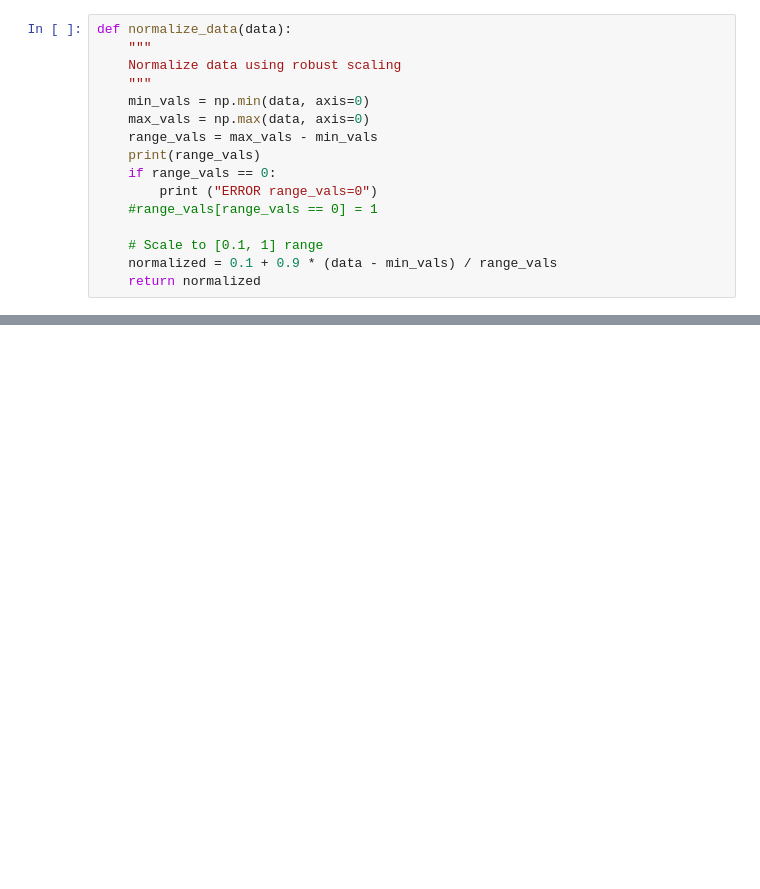
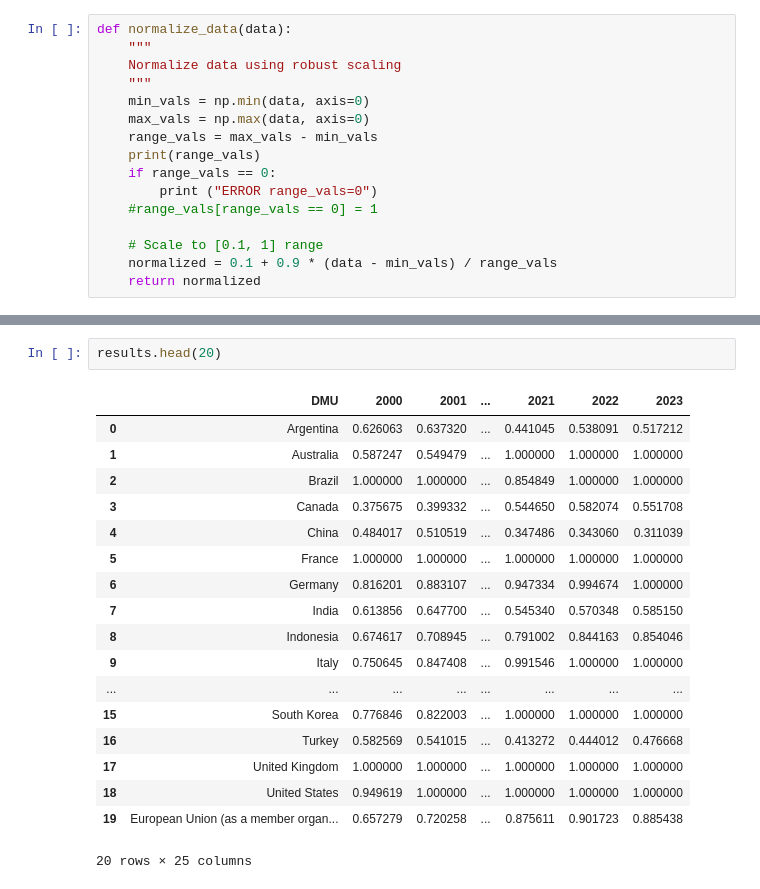
Before and after one commit to silviasd2025-bit/dea_studies, a Jupyter notebook: 20250918_dea.ipynb, the cells around one changed output, grey strips where cells are left out. Cells and saved outputs as stored; diff of their text form; blank space fills up the shorter version.

```diff
--- a/20250918_dea.ipynb
+++ b/20250918_dea.ipynb
@@ -444,0 +460,21 @@ Mexico                                                 0.412716
+# %%
+results.head(20)
+# %% [output]
+|  | DMU | 2000 | 2001 | ... | 2021 | 2022 | 2023 |
+| 0 | Argentina | 0.626063 | 0.637320 | ... | 0.441045 | 0.538091 | 0.517212 |
+| 1 | Australia | 0.587247 | 0.549479 | ... | 1.000000 | 1.000000 | 1.000000 |
+| 2 | Brazil | 1.000000 | 1.000000 | ... | 0.854849 | 1.000000 | 1.000000 |
+| 3 | Canada | 0.375675 | 0.399332 | ... | 0.544650 | 0.582074 | 0.551708 |
+| 4 | China | 0.484017 | 0.510519 | ... | 0.347486 | 0.343060 | 0.311039 |
+| 5 | France | 1.000000 | 1.000000 | ... | 1.000000 | 1.000000 | 1.000000 |
+| 6 | Germany | 0.816201 | 0.883107 | ... | 0.947334 | 0.994674 | 1.000000 |
+| 7 | India | 0.613856 | 0.647700 | ... | 0.545340 | 0.570348 | 0.585150 |
+| 8 | Indonesia | 0.674617 | 0.708945 | ... | 0.791002 | 0.844163 | 0.854046 |
+| 9 | Italy | 0.750645 | 0.847408 | ... | 0.991546 | 1.000000 | 1.000000 |
+| ... | ... | ... | ... | ... | ... | ... | ... |
+| 15 | South Korea | 0.776846 | 0.822003 | ... | 1.000000 | 1.000000 | 1.000000 |
+| 16 | Turkey | 0.582569 | 0.541015 | ... | 0.413272 | 0.444012 | 0.476668 |
+| 17 | United Kingdom | 1.000000 | 1.000000 | ... | 1.000000 | 1.000000 | 1.000000 |
+| 18 | United States | 0.949619 | 1.000000 | ... | 1.000000 | 1.000000 | 1.000000 |
+| 19 | European Union (as a member organ... | 0.657279 | 0.720258 | ... | 0.875611 | 0.901723 | 0.885438 |
+20 rows × 25 columns
```
Also changed, not shown: parts of 5 cells of this notebook.
